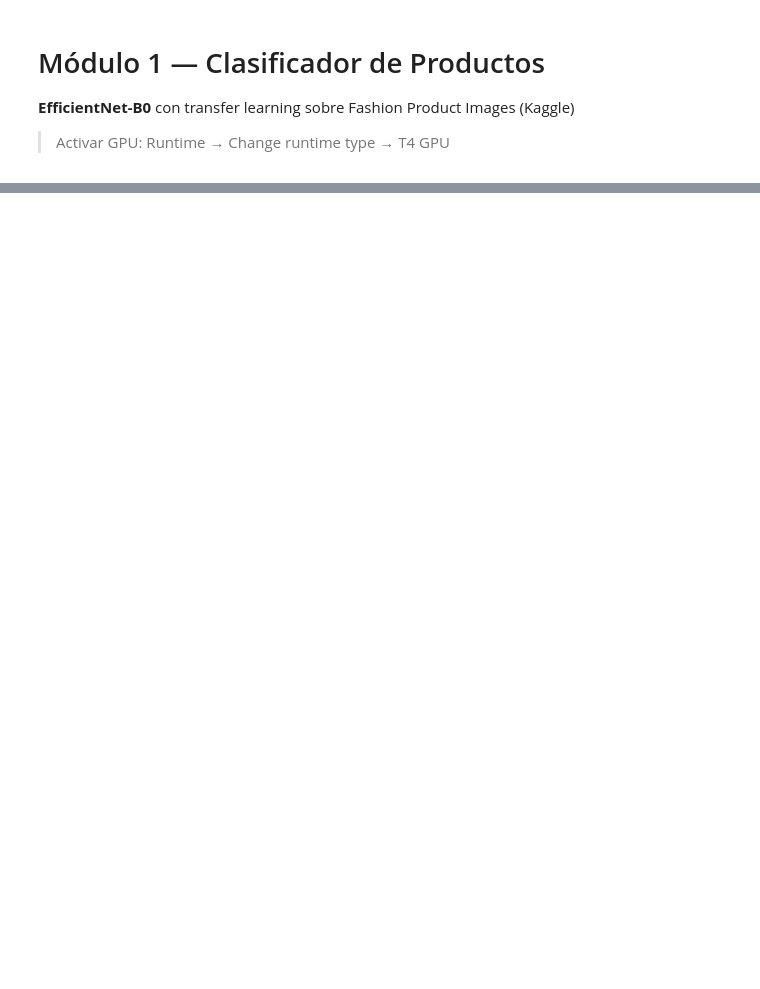
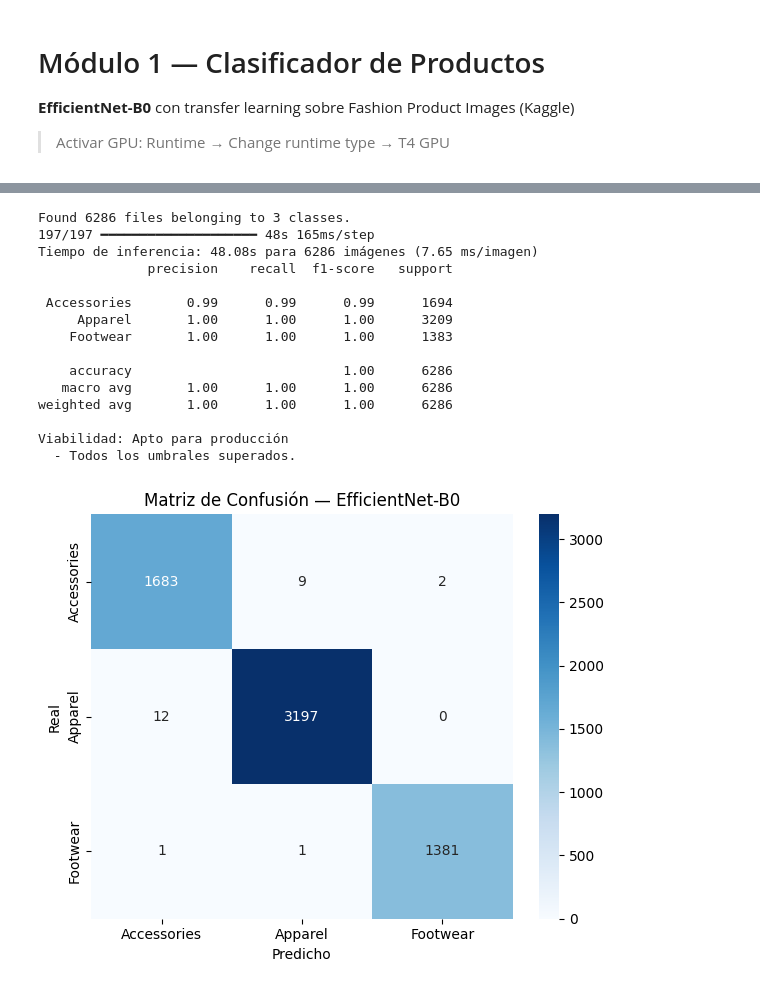
Before and after one commit to Jorge-is/smart-retail-360, a Jupyter notebook: notebooks/01_image_classifier_efficientnet.ipynb, the cells around one changed output, grey strips where cells are left out. Drawn from its saved outputs; the diff is of its cells as text; code cells hidden in the pictures; blank space fills up the shorter version.

Commit message:
chore: notebook efficientnet descargado desde Colab

```diff
--- a/notebooks/01_image_classifier_efficientnet.ipynb
+++ b/notebooks/01_image_classifier_efficientnet.ipynb
@@ -47,0 +166,63 @@ print('Celdas de entrenamiento pendientes — completar en semana 2-3')
+# %%
+# Evaluación final
+from src.image_classifier.model_efficientnet import load_model
+from src.evaluation.metrics import compute_metrics
+from src.evaluation.confusion_matrix import plot_confusion_matrix
+from src.evaluation.viability import assess_viability
+import time
+import tensorflow as tf
+import numpy as np
+
+model = load_model(f'{MODEL_DIR}/efficientnet_b0.keras')
+
+test_ds = tf.keras.utils.image_dataset_from_directory(
+    str(PROCESSED_DIR / 'test'),
+    image_size=(224, 224),
+    batch_size=32,
+    label_mode='categorical',
+    shuffle=False,
+)
+
+y_true = np.concatenate([y.numpy().argmax(axis=1) for x, y in test_ds])
+
+start = time.perf_counter()
+y_pred_probs = model.predict(test_ds)
+inference_time_s = time.perf_counter() - start
+n_samples = len(y_true)
+print(f"Tiempo de inferencia: {inference_time_s:.2f}s para {n_samples} imágenes ({(inference_time_s / n_samples) * 1000:.2f} ms/imagen)")
+
+y_pred = y_pred_probs.argmax(axis=1)
+
+VALID_CLASSES = test_ds.class_names  # orden real de las carpetas (alfabético) — NO hardcodear, ver bug de mapeo cruzado detectado 02/07/2026
+
+metrics = compute_metrics(y_true, y_pred, labels=VALID_CLASSES)
+print(metrics["report"])
+
+fig = plot_confusion_matrix(
+    y_true, y_pred,
+    labels=VALID_CLASSES,
+    title="Matriz de Confusión — EfficientNet-B0",
+    save_path=f'{MODEL_DIR}/confusion_matrix_efficientnet.png',
+)
+
+viability = assess_viability(metrics, "image_classifier", "efficientnet")
+print(f"Viabilidad: {viability['recommendation']}")
+for r in viability["reasons"]:
+    print(f"  - {r}")
+# %% [output]
+Found 6286 files belonging to 3 classes.
+197/197 ━━━━━━━━━━━━━━━━━━━━ 48s 165ms/step
+Tiempo de inferencia: 48.08s para 6286 imágenes (7.65 ms/imagen)
+              precision    recall  f1-score   support
+
+ Accessories       0.99      0.99      0.99      1694
+     Apparel       1.00      1.00      1.00      3209
+    Footwear       1.00      1.00      1.00      1383
+
+    accuracy                           1.00      6286
+   macro avg       1.00      1.00      1.00      6286
+weighted avg       1.00      1.00      1.00      6286
+
+Viabilidad: Apto para producción
+  - Todos los umbrales superados.
+[figure, added]
```
Also changed, not shown: parts of 9 cells of this notebook.
